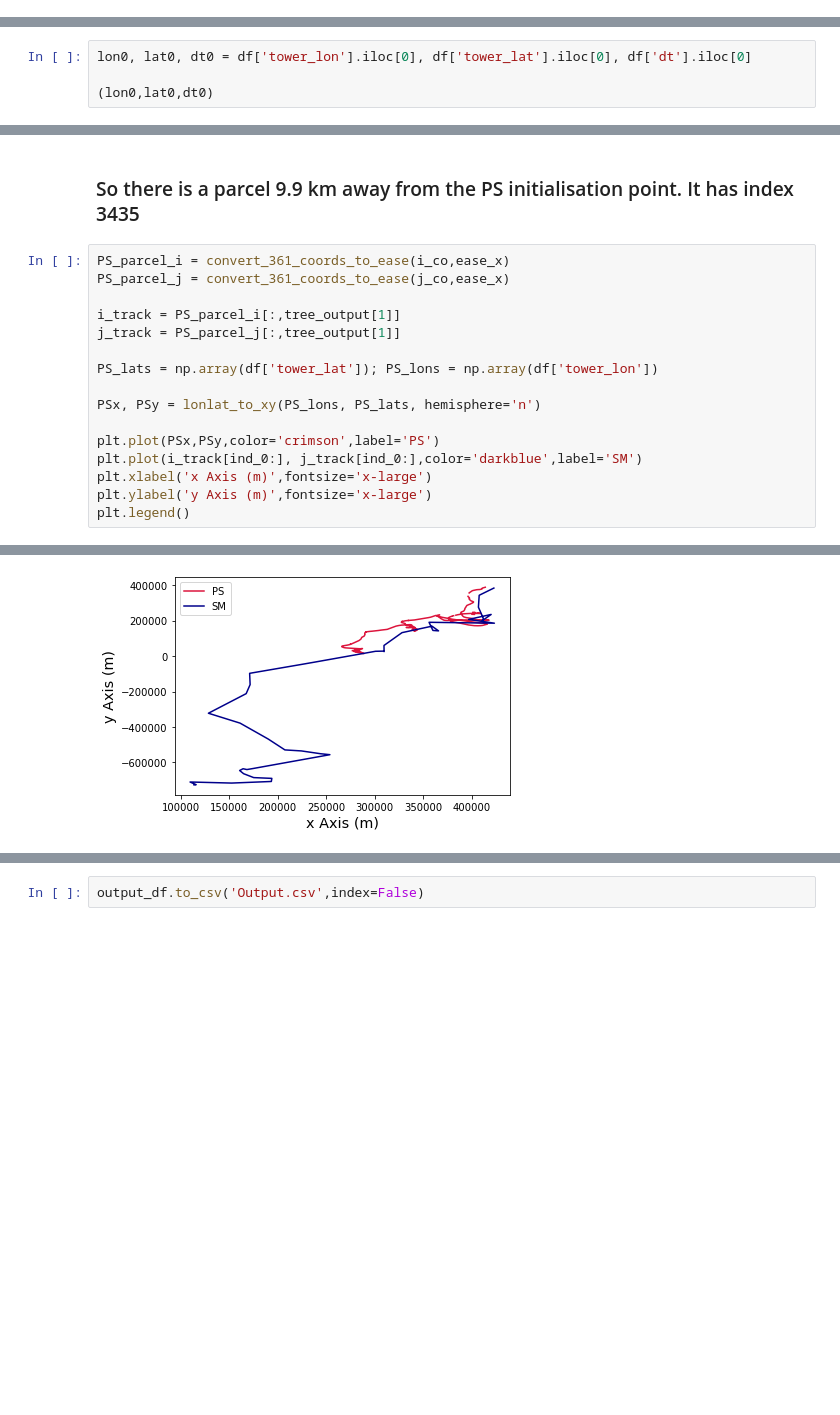
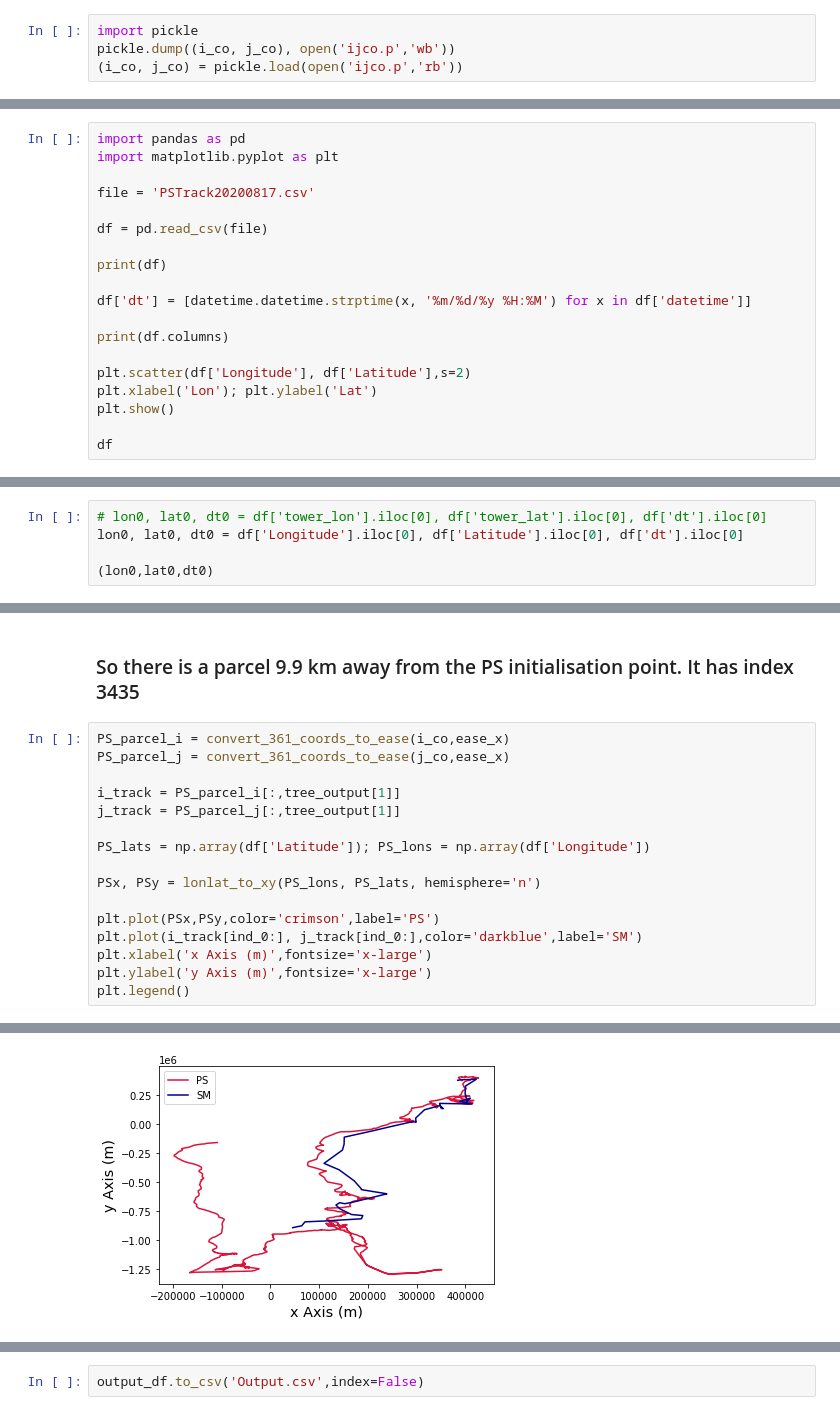
Before and after one commit to robbiemallett/SnowModel_nearest_Polarstern, a Jupyter notebook: find_parcel.ipynb, the cells around one changed output, grey strips where cells are left out. Saved outputs shown, nothing was run; the diff lists cells and outputs as text; blank space fills up the shorter version.

```diff
--- a/find_parcel.ipynb
+++ b/find_parcel.ipynb
@@ -51,6 +51,10 @@ for ind in tqdm.trange(i_co.shape[1]):
 
     i_co[:,ind] = [np.nan if x in [i_co[0,ind], i_co[-1,ind]] else x for x in i_co[:,ind]]
     j_co[:,ind] = [np.nan if x in [j_co[0,ind], j_co[-1,ind]] else x for x in j_co[:,ind]]
+# %%
+import pickle
+pickle.dump((i_co, j_co), open('ijco.p','wb'))
+(i_co, j_co) = pickle.load(open('ijco.p','rb'))
 # %% [markdown]
 ### Let's make a date index for these data
 # %%
@@ -92,0 +68,19 @@ df
+# %%
+import pandas as pd
+import matplotlib.pyplot as plt
+
+file = 'PSTrack20200817.csv'
+
+df = pd.read_csv(file)
+
+print(df)
+
+df['dt'] = [datetime.datetime.strptime(x, '%m/%d/%y %H:%M') for x in df['datetime']]
+
+print(df.columns)
+
+plt.scatter(df['Longitude'], df['Latitude'],s=2)
+plt.xlabel('Lon'); plt.ylabel('Lat')
+plt.show()
+
+df
@@ -93,7 +117,8 @@ df
 # %% [markdown]
 ### Get first available PS location
 # %%
-lon0, lat0, dt0 = df['tower_lon'].iloc[0], df['tower_lat'].iloc[0], df['dt'].iloc[0]
+# lon0, lat0, dt0 = df['tower_lon'].iloc[0], df['tower_lat'].iloc[0], df['dt'].iloc[0]
+lon0, lat0, dt0 = df['Longitude'].iloc[0], df['Latitude'].iloc[0], df['dt'].iloc[0]
 
 (lon0,lat0,dt0)
 # %% [output]
@@ -217,22 +242,22 @@ plt.legend()
 # %%
 PS_parcel_i = convert_361_coords_to_ease(i_co,ease_x)
 PS_parcel_j = convert_361_coords_to_ease(j_co,ease_x)
 
 i_track = PS_parcel_i[:,tree_output[1]]
 j_track = PS_parcel_j[:,tree_output[1]]
 
-PS_lats = np.array(df['tower_lat']); PS_lons = np.array(df['tower_lon'])
+PS_lats = np.array(df['Latitude']); PS_lons = np.array(df['Longitude'])
 
 PSx, PSy = lonlat_to_xy(PS_lons, PS_lats, hemisphere='n')
 
 plt.plot(PSx,PSy,color='crimson',label='PS')
 plt.plot(i_track[ind_0:], j_track[ind_0:],color='darkblue',label='SM')
 plt.xlabel('x Axis (m)',fontsize='x-large')
 plt.ylabel('y Axis (m)',fontsize='x-large')
 plt.legend()
 # %% [output]
 <matplotlib.legend.Legend at 0x...>
-[figure, old version]
+[figure, new version]
 # %%
 snow_depth = snod[:,tree_output[1]]
 plt.plot(SM_dates,snow_depth)
```
Also changed, not shown: parts of 17 cells of this notebook.
